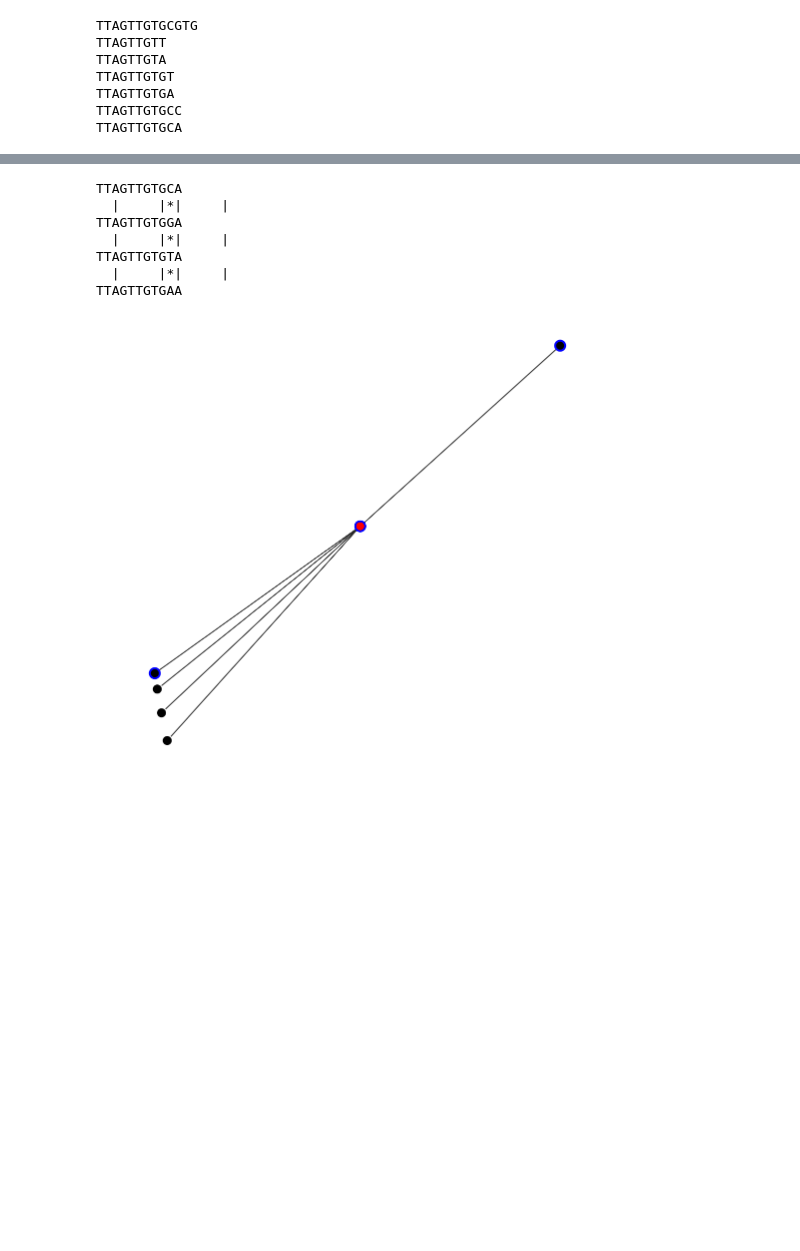
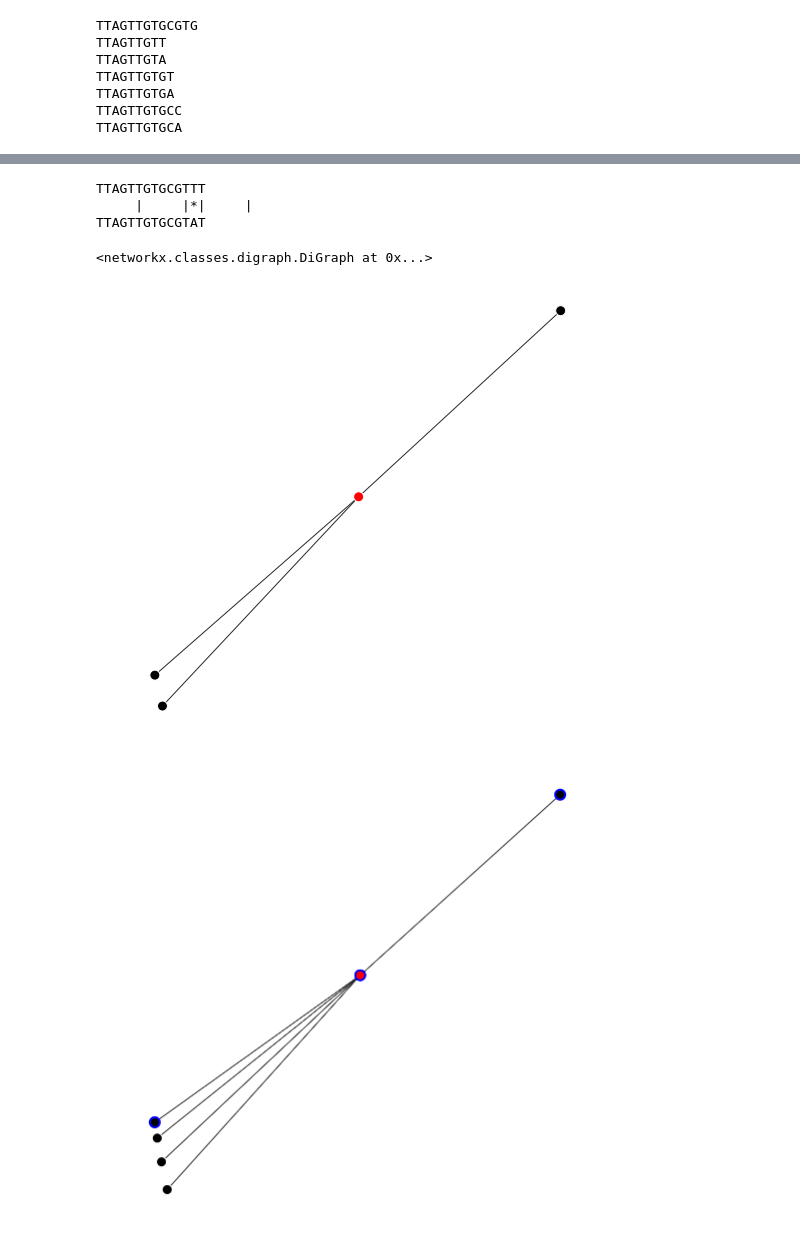
Before and after one commit to camillescott/debruijnal-enhance-o-tron, a Jupyter notebook: notebooks/dbggen.ipynb, the cells around one changed output, grey strips where cells are left out. Drawn from its saved outputs; the diff is of its cells as text; code cells hidden in the pictures; blank space fills up the shorter version.

```diff
--- a/notebooks/dbggen.ipynb
+++ b/notebooks/dbggen.ipynb
@@ -34,7 +38,12 @@ class dBG:
     def get(self, item):
         '''Return true if the item is in the dBG, false otherwise
         '''
-        return item in self.store
+        if len(item) < self.ksize:
+            raise ValueError(item)
+        elif len(item) == self.ksize:
+            return item in self.store
+        else:
+            return [item in self.store for item in self.kmers(item)]
 
     def add(self, item):
         '''Add the k-mer(s) from the given sequence to the dBG.
@@ -559,9 +594,8 @@ class BubbleGenerator(SequenceGenerator):
         # extend each sequence with a mutant
         for i in range(n_branches):
             sequences[i] = self.random_unitig_extend(sequences[i], N=1)
-
         # extend a new k-mer off the end and append it to each sequence
-        end = self.random_unitig_extend(sequences[0], self.ksize + n_tail_kmers)[len(sequences[0]):]
+        end = self.random_unitig_extend(sequences[0], N=self.ksize+n_tail_kmers)[len(sequences[0]):]
         for i in range(len(sequences)):
             self.add(self.suffix(sequences[i]) + end)
             sequences[i] += end
@@ -723,15 +763,16 @@ G = plot_cdbg(T, sequence_label='TTAGTTGTGCGTG')
 # %%
 B = BubbleGenerator(7, rseed=0)
 # %%
-sequences = B.generate(4, n_tail_kmers=2, visualize=True)
+sequences = B.generate(2, n_tail_kmers=5, visualize=True)
 # %% [output]
-TTAGTTGTGCA
-  |     |*|     |
-TTAGTTGTGGA
-  |     |*|     |
-TTAGTTGTGTA
-  |     |*|     |
-TTAGTTGTGAA
+TTAGTTGTGCGTTT
+     |     |*|     |
+TTAGTTGTGCGTAT
+# %%
+B.plot_cdbg()
+# %% [output]
+<networkx.classes.digraph.DiGraph at 0x...>
+[figure, added]
 # %%
 G = plot_cdbg(B, sequence_label=sequences[0])
 # %% [output]
```
Also changed, not shown: parts of 35 cells of this notebook, 1 other file.
